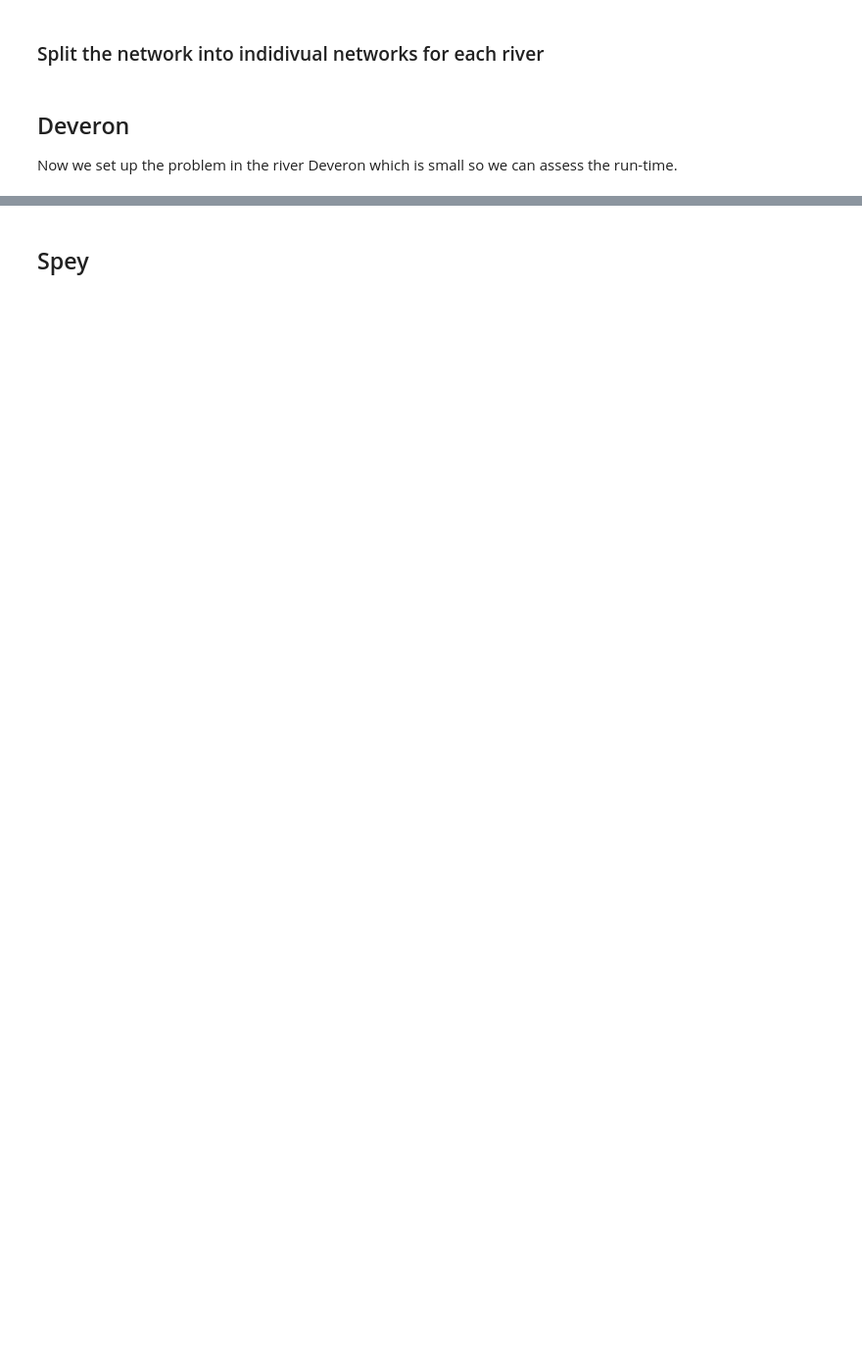
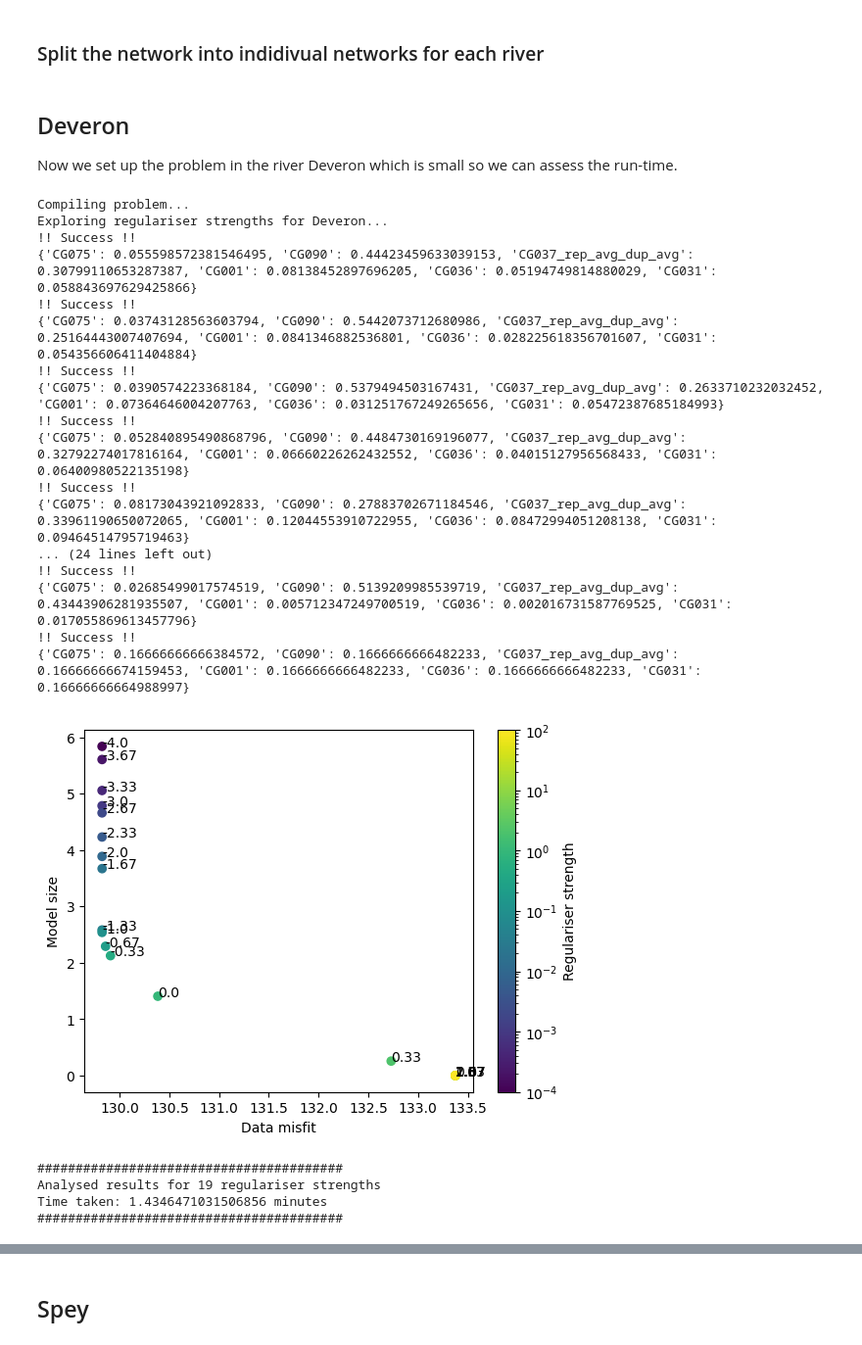
Before and after one commit to r-barnes/faster-unmixer, a Jupyter notebook: cg_export_rates.ipynb, the cells around one changed output, grey strips where cells are left out. Shown at 98% size. Saved outputs shown, nothing was run; the diff lists cells and outputs as text; code cells hidden in the pictures; blank space fills up the shorter version.

```diff
--- a/cg_export_rates.ipynb
+++ b/cg_export_rates.ipynb
@@ -95,7 +139,7 @@ river_networks = {}
 for c in components:
     root = [n for n in nx.topological_sort(c)][-1]
     if root == "CG039":
-        name = "don"
+        name = "Spey"
     elif root == "CG088":
         name = "Dee"
     elif root == "CG090":
@@ -105,10 +149,6 @@ for c in components:
     elif root == "CG021":
         name = "Don"
     river_networks[name] = c
-    plt.figure(figsize=(5, 3))  # Visualise network
-    plt.title(name)
-    snu.plot_network(c)
-    plt.show()
 
 
 def network_to_problem_multielement(
@@ -134,50 +174,54 @@ deveron_optimiser = ero.ExportRateOptimizer(
     source_optimiser=deveron_problem,
     observations=deveron_multielement,
     source_regulariser_strength=source_regulariser,
     export_regulariser_strength=0.0,
 )
 
 
 def try_reg_strength_deveron(
     reg_strength: float,
 ):
     """Try a regulariser strength and return the resulting export rates and data misfit."""
     deveron_optimiser.regulariser_strength = reg_strength
     deveron_optimiser.optimise()
     return {
         "regulariser": reg_strength,
         "export_rates": deveron_optimiser.export_rates,
         "data_misfit": deveron_optimiser.data_misfit,
         "model_size": deveron_optimiser.model_size,
     }
 
 
 print("Exploring regulariser strengths for Deveron...")
 start_time = time.time()
 
-number_to_try = 33
+number_to_try = 19
 deveron_results = explore_regularisation_strengths(try_reg_strength_deveron, number=number_to_try)
 end_time = time.time()
 print("#" * 40)
 print(f"Analysed results for {number_to_try} regulariser strengths")
 print(f"Time taken: {(end_time - start_time)/60} minutes")
 print("#" * 40)
-
-# Read in the value of "chosen_strength" from command line input:
-chosen_strength = input("Enter chosen regulariser strength for Deveron (log10 value): ")
-
-deveron_optimiser.regulariser_strength = 10 ** float(chosen_strength)
-print(
-    f"Solving Deveron network with a regulariser strength of {deveron_optimiser.regulariser_strength}..."
-)
-start_time = time.time()
-deveron_optimiser.optimise()
-end_time = time.time()
-deveron_export_rates = deveron_optimiser.export_rates.composition
-print(f"Time taken: {(end_time - start_time)/60} minutes")
-
-plot_export_rates_against_regulariser(deveron_results, deveron_nodes, "Deveron")
-plt.vlines(
-    x=deveron_optimiser.regulariser_strength, ymin=1e-2, ymax=1-1e-2, color="grey", linestyles="dashed"
-)
-plt.show()
+# %% [output]
+Compiling problem...
+Exploring regulariser strengths for Deveron...
+!! Success !!
+{'CG075': 0.055598572381546495, 'CG090': 0.44423459633039153, 'CG037_rep_avg_dup_avg': 0.30799110653287387, 'CG001': 0.08138452897696205, 'CG036': 0.05194749814880029, 'CG031': 0.058843697629425866}
+!! Success !!
+{'CG075': 0.03743128563603794, 'CG090': 0.5442073712680986, 'CG037_rep_avg_dup_avg': 0.25164443007407694, 'CG001': 0.0841346882536801, 'CG036': 0.028225618356701607, 'CG031': 0.054356606411404884}
+!! Success !!
+{'CG075': 0.0390574223368184, 'CG090': 0.5379494503167431, 'CG037_rep_avg_dup_avg': 0.2633710232032452, 'CG001': 0.07364646004207763, 'CG036': 0.031251767249265656, 'CG031': 0.05472387685184993}
+!! Success !!
+{'CG075': 0.052840895490868796, 'CG090': 0.4484730169196077, 'CG037_rep_avg_dup_avg': 0.32792274017816164, 'CG001': 0.06660226262432552, 'CG036': 0.04015127956568433, 'CG031': 0.06400980522135198}
+!! Success !!
+{'CG075': 0.08173043921092833, 'CG090': 0.27883702671184546, 'CG037_rep_avg_dup_avg': 0.33961190650072065, 'CG001': 0.12044553910722955, 'CG036': 0.08472994051208138, 'CG031': 0.09464514795719463}
+... (24 lines left out)
+!! Success !!
+{'CG075': 0.02685499017574519, 'CG090': 0.5139209985539719, 'CG037_rep_avg_dup_avg': 0.43443906281935507, 'CG001': 0.005712347249700519, 'CG036': 0.002016731587769525, 'CG031': 0.017055869613457796}
+!! Success !!
+{'CG075': 0.16666666666384572, 'CG090': 0.1666666666482233, 'CG037_rep_avg_dup_avg': 0.16666666674159453, 'CG001': 0.1666666666482233, 'CG036': 0.1666666666482233, 'CG031': 0.16666666664988997}
+[figure, added]
+########################################
+Analysed results for 19 regulariser strengths
+Time taken: 1.4346471031506856 minutes
+########################################
```
Also changed, not shown: parts of 31 cells of this notebook, 1 other file.
